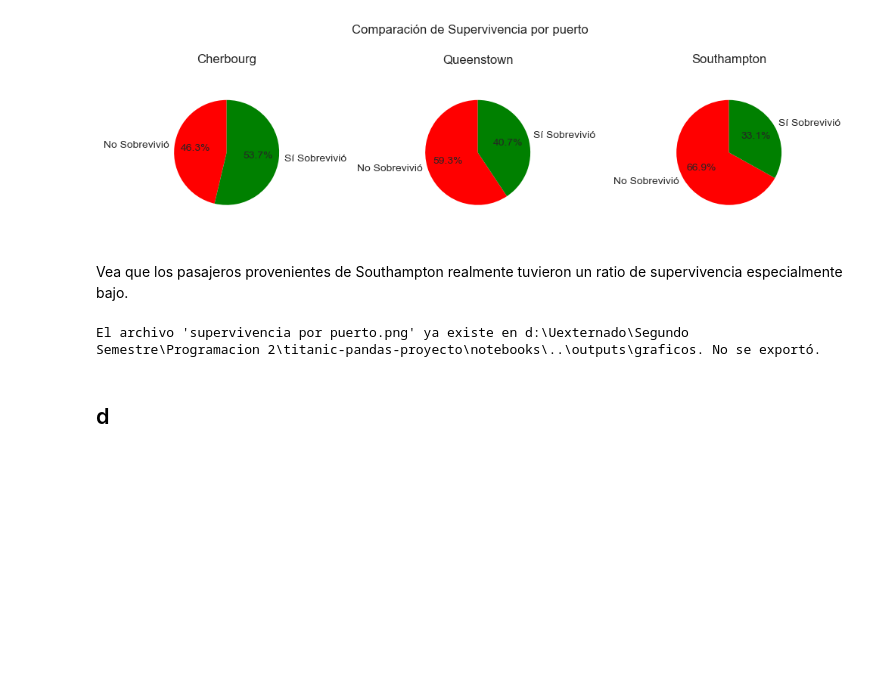
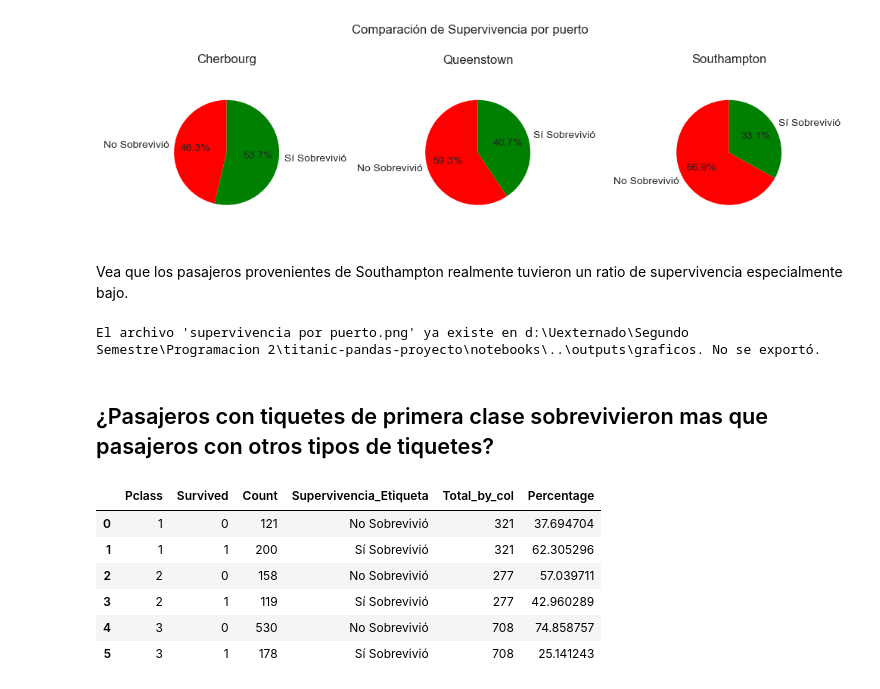
Before and after one commit to juanpablocarrillohortua/taller-pandas-titanic-grupo-1, a Jupyter notebook: notebooks/proyecto titanic.ipynb, the cells around one changed output. Saved outputs shown, nothing was run; the diff lists cells and outputs as text; code cells hidden in the pictures; blank space fills up the shorter version.

```diff
--- a/notebooks/proyecto titanic.ipynb
+++ b/notebooks/proyecto titanic.ipynb
@@ -1206,5 +1121,16 @@ Vea que los pasajeros provenientes de Southampton realmente tuvieron un ratio de
 exportadores.exportar_grafica(fig,  "supervivencia por puerto")
 # %% [output]
 El archivo 'supervivencia por puerto.png' ya existe en d:\Uexternado\Segundo Semestre\Programacion 2\titanic-pandas-proyecto\notebooks\..\outputs\graficos. No se exportó.
-# %% [markdown]
-## d
+# %% [markdown]
+##  ¿Pasajeros con tiquetes de primera clase sobrevivieron mas que pasajeros con otros tipos de tiquetes?
+# %%
+df_surv_class = tablas_cruzadas.cruzar_por_survived(df, 'Pclass')
+df_surv_class
+# %% [output]
+|  | Pclass | Survived | Count | Supervivencia_Etiqueta | Total_by_col | Percentage |
+| 0 | 1 | 0 | 121 | No Sobrevivió | 321 | 37.694704 |
+| 1 | 1 | 1 | 200 | Sí Sobrevivió | 321 | 62.305296 |
+| 2 | 2 | 0 | 158 | No Sobrevivió | 277 | 57.039711 |
+| 3 | 2 | 1 | 119 | Sí Sobrevivió | 277 | 42.960289 |
+| 4 | 3 | 0 | 530 | No Sobrevivió | 708 | 74.858757 |
+| 5 | 3 | 1 | 178 | Sí Sobrevivió | 708 | 25.141243 |
```
Also changed, not shown: parts of 13 cells of this notebook, 1 other file.
